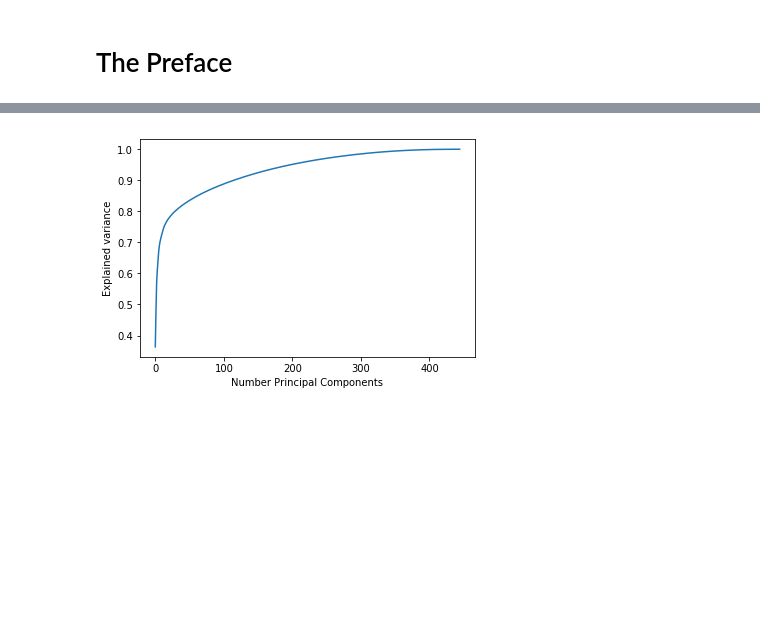
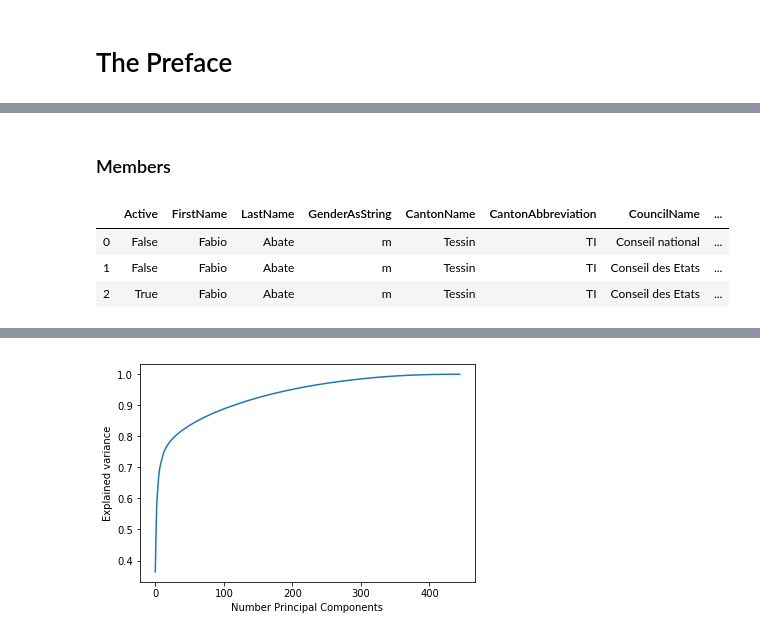
Before and after one commit to guarin/voting_behavior_analysis, a Jupyter notebook: src/milestone2.ipynb, the cells around one changed output, grey strips where cells are left out. Saved outputs shown, nothing was run; the diff lists cells and outputs as text; code cells hidden in the pictures; blank space fills up the shorter version.

```diff
--- a/src/milestone2.ipynb
+++ b/src/milestone2.ipynb
@@ -32,0 +60,10 @@ full_votes = pd.read_csv("../generated/full_votes.csv.gz")
+# %% [markdown]
+### Members
+# %%
+members = data_loading.members()
+members.head(3)
+# %% [output]
+|  | Active | FirstName | LastName | GenderAsString | CantonName | CantonAbbreviation | CouncilName | ... |
+| 0 | False | Fabio | Abate | m | Tessin | TI | Conseil national | ... |
+| 1 | False | Fabio | Abate | m | Tessin | TI | Conseil des Etats | ... |
+| 2 | True | Fabio | Abate | m | Tessin | TI | Conseil des Etats | ... |
```
Also changed, not shown: parts of 14 cells of this notebook.
